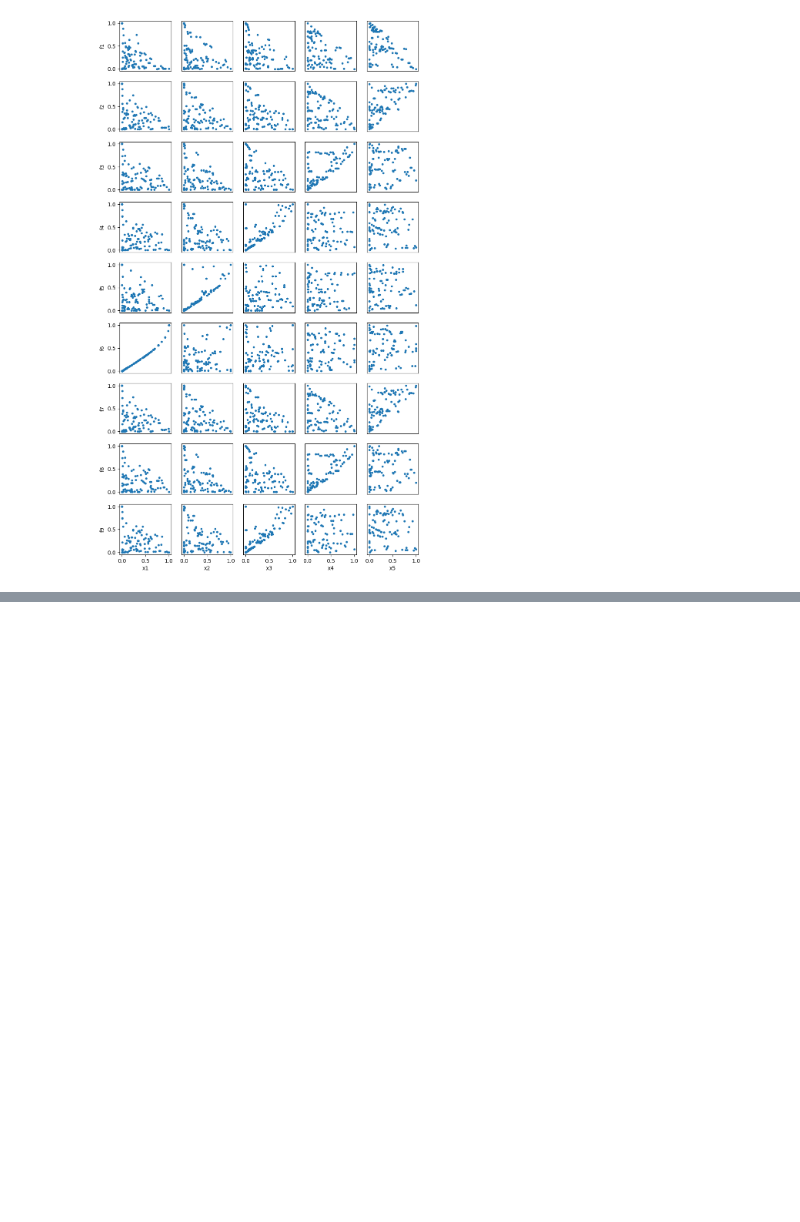
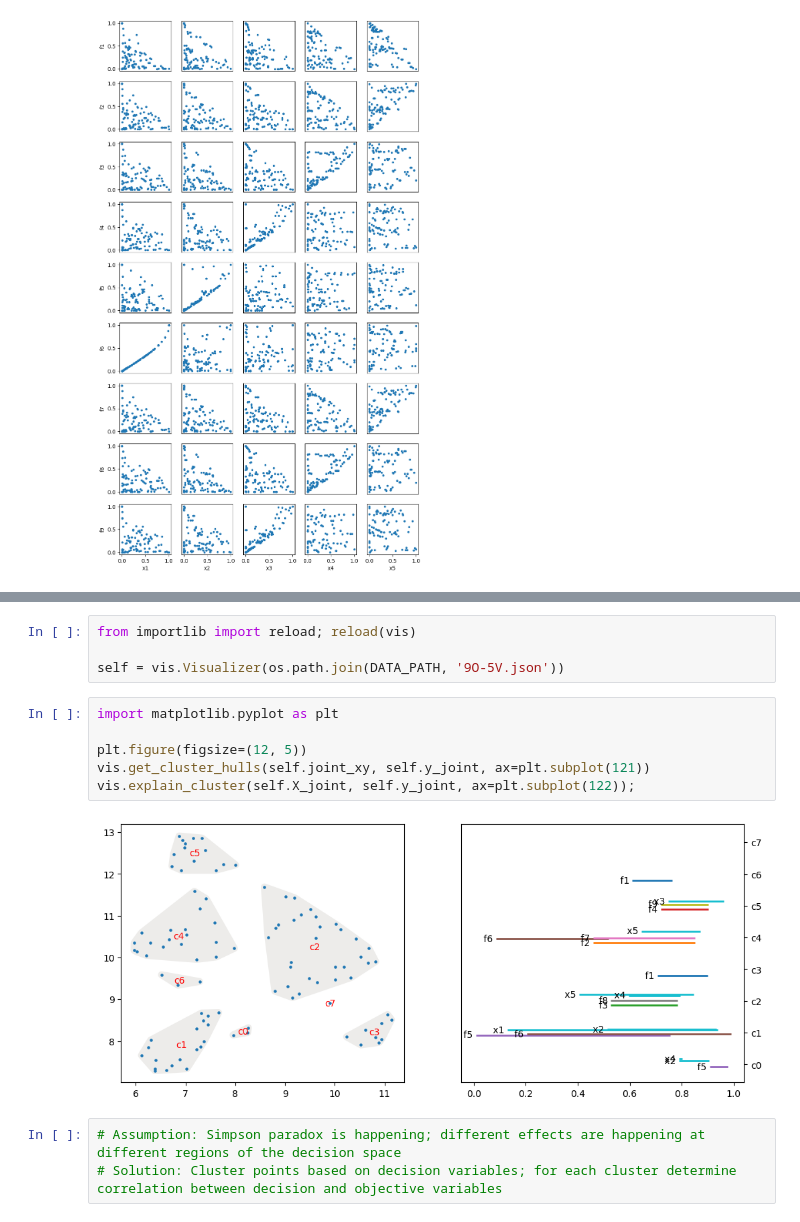
Before and after one commit to pnnl/pyMOODS, a Jupyter notebook: notebooks/Visualization Prototypes.ipynb, the cells around one changed output, grey strips where cells are left out. Drawn from its saved outputs; the diff is of its cells as text; blank space fills up the shorter version.

Commit message:
Added functions to create integrated dimension reduction views for "specializers" and to explain clusters of specializers.

```diff
--- a/notebooks/Visualization Prototypes.ipynb
+++ b/notebooks/Visualization Prototypes.ipynb
@@ -22,0 +31,15 @@ self.show_joint_clustering_with_embedding()
+# %%
+from importlib import reload; reload(vis)
+
+self = vis.Visualizer(os.path.join(DATA_PATH, '9O-5V.json'))
+# %%
+import matplotlib.pyplot as plt
+
+plt.figure(figsize=(12, 5))
+vis.get_cluster_hulls(self.joint_xy, self.y_joint, ax=plt.subplot(121))
+vis.explain_cluster(self.X_joint, self.y_joint, ax=plt.subplot(122));
+# %% [output]
+[figure, added]
+# %%
+# Assumption: Simpson paradox is happening; different effects are happening at different regions of the decision space
+# Solution: Cluster points based on decision variables; for each cluster determine correlation between decision and objective variables
```
Also changed, not shown: parts of 15 cells of this notebook, 1 other file.
